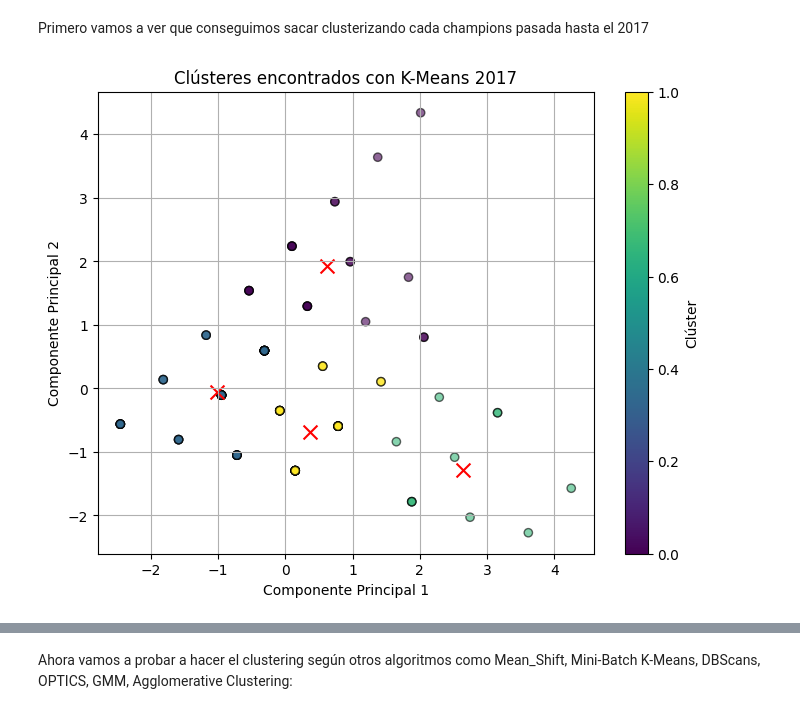
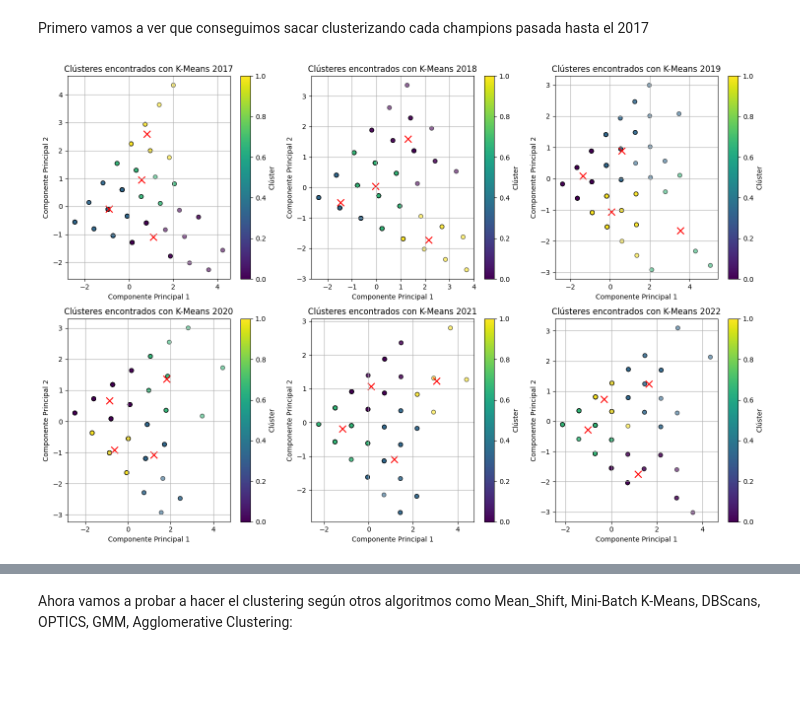
Before and after one commit to PdEXavierMY/Champions, a Jupyter notebook: cluster.ipynb, the cells around one changed output, grey strips where cells are left out. Cells and saved outputs as stored; diff of their text form; code cells hidden in the pictures; blank space fills up the shorter version.

```diff
--- a/cluster.ipynb
+++ b/cluster.ipynb
@@ -29,31 +30,46 @@ df_champions = pd.read_csv('data/champions_wins.csv')
 # %% [markdown]
 Primero vamos a ver que conseguimos sacar clusterizando cada champions pasada hasta el 2017
 # %%
-# Eliminar columnas no numéricas o no relevantes para PCA
-df_2019_numeric = df_2017.drop(columns=['Match Number', 'Round Number', 'Result', 'Winner', 'Home Team', 'Away Team'])
+# Lista de DataFrames
+csvs = [df_2017, df_2018, df_2019, df_2020, df_2021, df_2022]
 
-# Escalar características numéricas
-scaler = StandardScaler()
-df_2017_scaled = scaler.fit_transform(df_2019_numeric)
+# Crear una nueva figura
+plt.figure(figsize=(15, 10))
 
-# Reducción de dimensionalidad con PCA
-pca = PCA(n_components=2)
-df_2017_pca = pca.fit_transform(df_2017_scaled)
+# Iterar sobre cada DataFrame
+for i, df in enumerate(csvs, start=1):
+    # Eliminar columnas no numéricas o no relevantes para PCA
+    df_numeric = df.drop(columns=['Match Number', 'Round Number', 'Result', 'Winner', 'Home Team', 'Away Team'])
 
-# Clústering con K-Means
-kmeans = KMeans(n_clusters=4)
-kmeans.fit(df_2017_pca)
-labels = kmeans.labels_
+    # Escalar características numéricas
+    scaler = StandardScaler()
+    df_scaled = scaler.fit_transform(df_numeric)
 
-# Visualización de resultados
-plt.figure(figsize=(8, 6))
-plt.scatter(df_2017_pca[:, 0], df_2017_pca[:, 1], c=labels, cmap='viridis', edgecolor='k', alpha=0.6)
-plt.scatter(kmeans.cluster_centers_[:, 0], kmeans.cluster_centers_[:, 1], c='red', marker='x', s=100)
-plt.title('Clústeres encontrados con K-Means 2017')
-plt.xlabel('Componente Principal 1')
-plt.ylabel('Componente Principal 2')
-plt.colorbar(label='Clúster')
-plt.grid(True)
+    # Reducción de dimensionalidad con PCA
+    pca = PCA(n_components=2)
+    df_pca = pca.fit_transform(df_scaled)
+
+    # Clústering con K-Means
+    kmeans = KMeans(n_clusters=4)
+    kmeans.fit(df_pca)
+    labels = kmeans.labels_
+
+    # Posicionamiento de la sub-figura
+    plt.subplot(2, 3, i)
+
+    # Visualización de resultados
+    plt.scatter(df_pca[:, 0], df_pca[:, 1], c=labels, cmap='viridis', edgecolor='k', alpha=0.6)
+    plt.scatter(kmeans.cluster_centers_[:, 0], kmeans.cluster_centers_[:, 1], c='red', marker='x', s=100)
+    plt.title(f'Clústeres encontrados con K-Means {i+2016}')
+    plt.xlabel('Componente Principal 1')
+    plt.ylabel('Componente Principal 2')
+    plt.colorbar(label='Clúster')
+    plt.grid(True)
+
+# Ajustar el diseño
+plt.tight_layout()
+
+# Mostrar la figura
 plt.show()
 # %% [output]
-[figure, old version]
+[figure, new version]
```
Also changed, not shown: parts of 13 cells of this notebook.
